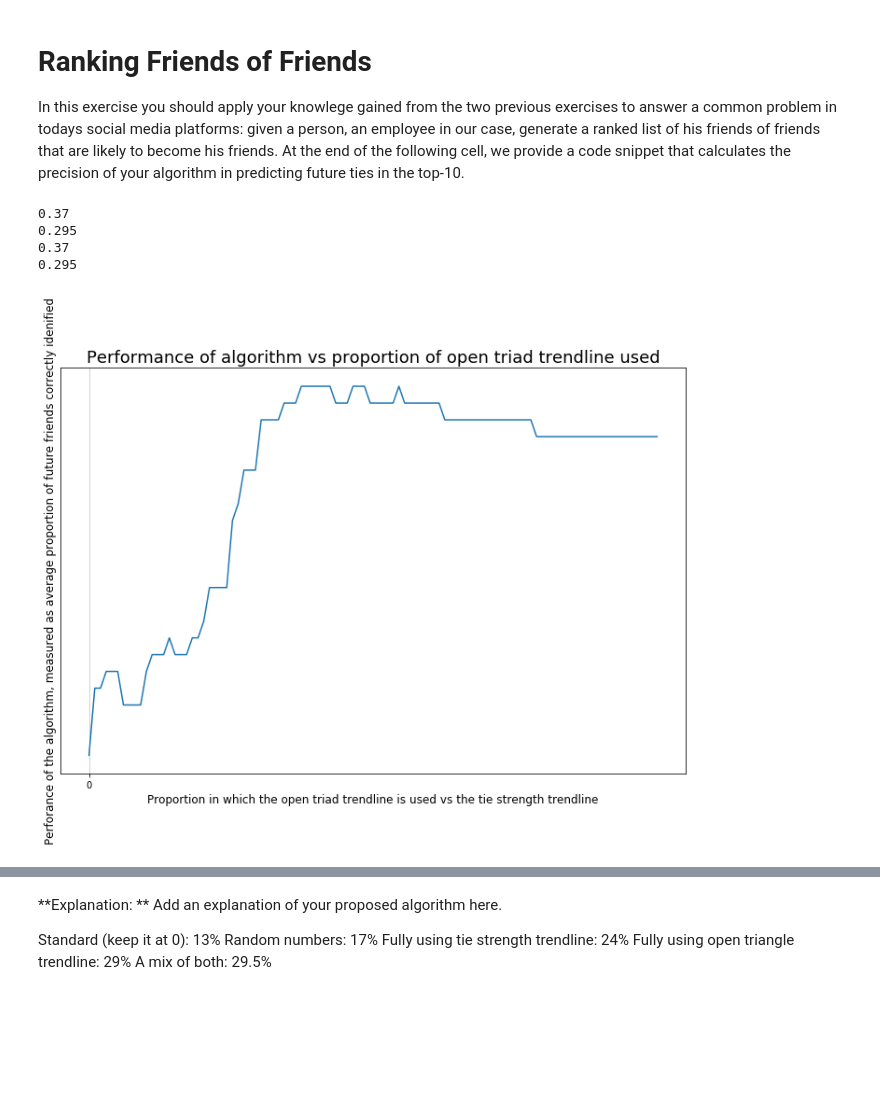
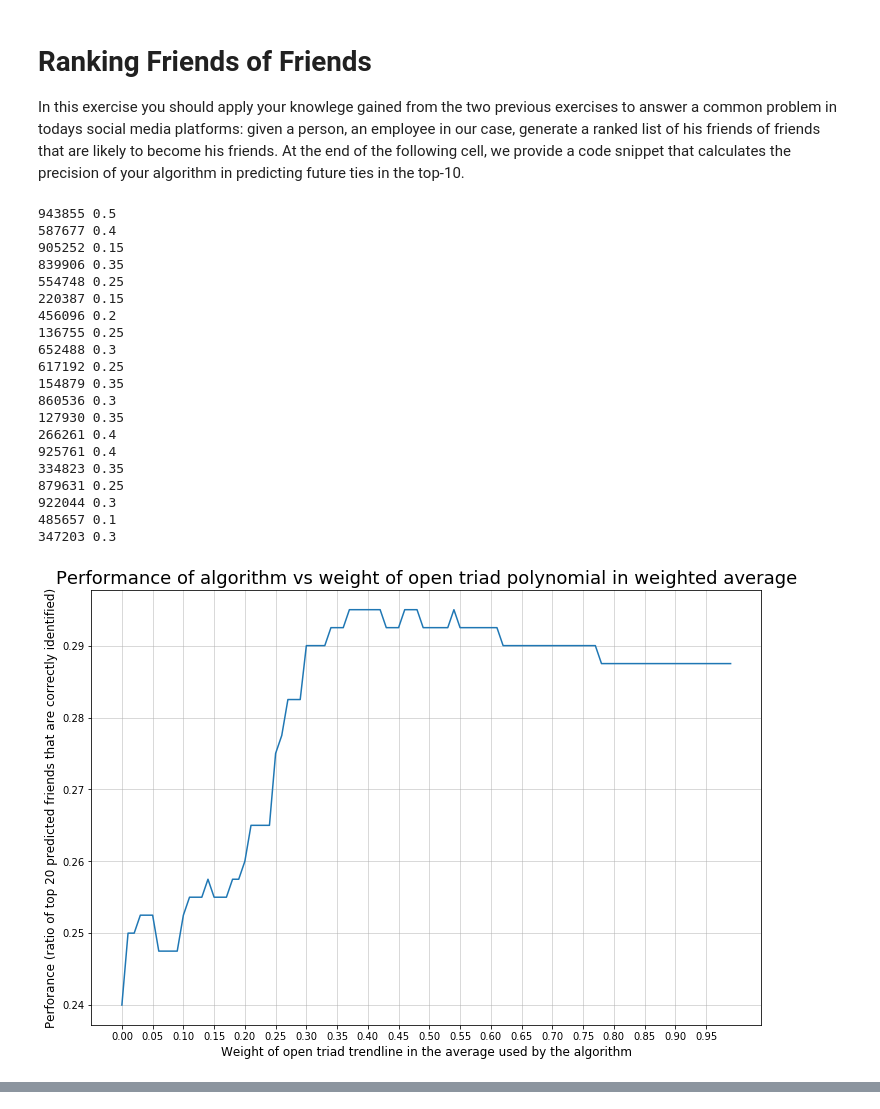
Before and after one commit to emielsteegh/network-data-science, a Jupyter notebook: week1proj/week1-project.ipynb, the cells around one changed output, grey strips where cells are left out. Drawn from its saved outputs; the diff is of its cells as text; code cells hidden in the pictures; blank space fills up the shorter version.

```diff
--- a/week1proj/week1-project.ipynb
+++ b/week1proj/week1-project.ipynb
@@ -323,9 +323,6 @@ def fof(graph,node):
     res.remove(node) # We added this line here to remove the node itself from this set of its FOFs, as it caused problems in our own code.
     return res
 
-# BEGIN SOLUTION
-# END SOLUTION
-import random
 def score(node, friend,balance):
     """
     calculates a score by which potential friends should be sorted
@@ -337,11 +334,9 @@ def score(node, friend,balance):
     else:
         pair = (friend,node)
 
-
     tie_strength = tie_strengths[pair]
     triangle_count = triangle_counts[pair]
     s = (open_triad_trendline(triangle_count)*balance + tie_strength_trendline(tie_strength)*(1-balance) )
-
 
     # END SOLUTION
     return s
@@ -349,11 +344,14 @@ def score(node, friend,balance):
 # Check
 topn = 20
 
+#BEGIN SOLUTION
 averages=[]
 balances=np.arange(0,1,0.01)
 # balances = [0.37]
 for balance in balances:
     scores=[]
+
+    #END SOLUTION
     for node in nodes:
         # get all friends of friends and their score
         fofG1995 = fof(G1995, node)
@@ -363,49 +361,59 @@ for balance in balances:
         # count number of correct results
         found = 0
         for x,z in l[:topn]:
             if x in result[node]:
                 found += 1
         performance = found / float (topn)
         if balance == 0.37: #The best balance value of 0.37 was identified beforehand. We only print the performance here, to avoid printing large amounts of text
             print node, performance
         scores.append(performance)
-
+    # BEGIN SOLUTION
     avg = sum(scores)/len(scores)
     averages.append(avg)
 
-best_balance_index = averages.index(max(averages))
-best_balance = balances[best_balance_index]
-print best_balance
-print max(averages)
+# Code we added for plotting below
 
 fig,ax = plt.subplots()
 
-plt.title('Performance of algorithm vs proportion of open triad trendline used', fontsize = 18)
-plt.ylabel('Perforance of the algorithm, measured as average proportion of future friends correctly idenified', fontsize = 12)
-plt.xlabel('Proportion in which the open triad trendline is used vs the tie strength trendline', fontsize = 12)
+plt.title('Performance of algorithm vs weight of open triad polynomial in weighted average', fontsize = 18)
+plt.ylabel('Perforance (ratio of top 20 predicted friends that are correctly identified)', fontsize = 12)
+plt.xlabel('Weight of open triad trendline in the average used by the algorithm', fontsize = 12)
 
 x_max = max(balances)
-major_ticks_x = np.arange(0,x_max,2)
-minor_ticks_x = np.arange(0,x_max,1)
+major_ticks_x = np.arange(0,x_max,0.05)
 ax.set_xticks(major_ticks_x)
-ax.set_xticks(minor_ticks_x, minor = True)
 
 y_max = max(averages)
-major_ticks_y = np.arange(0,y_max,0.2)
-minor_ticks_y = np.arange(0,y_max,0.1)
+major_ticks_y = np.arange(0,y_max,0.01)
 ax.set_yticks(major_ticks_y)
-ax.set_yticks(minor_ticks_y, minor = True)
 
 ax.grid(which='major', alpha = 0.6)
 ax.grid(which='minor', alpha = 0.3)
 
 plt.plot(balances,averages)
 
 
 plt.show()
+# END SOLUTION
 # %% [output]
-0.37
-0.295
-0.37
-0.295
+943855 0.5
+587677 0.4
+905252 0.15
+839906 0.35
+554748 0.25
+220387 0.15
+456096 0.2
+136755 0.25
+652488 0.3
+617192 0.25
+154879 0.35
+860536 0.3
+127930 0.35
+266261 0.4
+925761 0.4
+334823 0.35
+879631 0.25
+922044 0.3
+485657 0.1
+347203 0.3
-[figure, old version]
+[figure, new version]
@@ -413,8 +419,0 @@ plt.show()
-# %% [markdown]
-**Explanation: ** Add an explanation of your proposed algorithm here.
-
-Standard (keep it at 0): 13%
-Random numbers: 17%
-Fully using tie strength trendline: 24%
-Fully using open triangle trendline: 29%
-A mix of both: 29.5%
```
Also changed, not shown: parts of 2 cells of this notebook.
